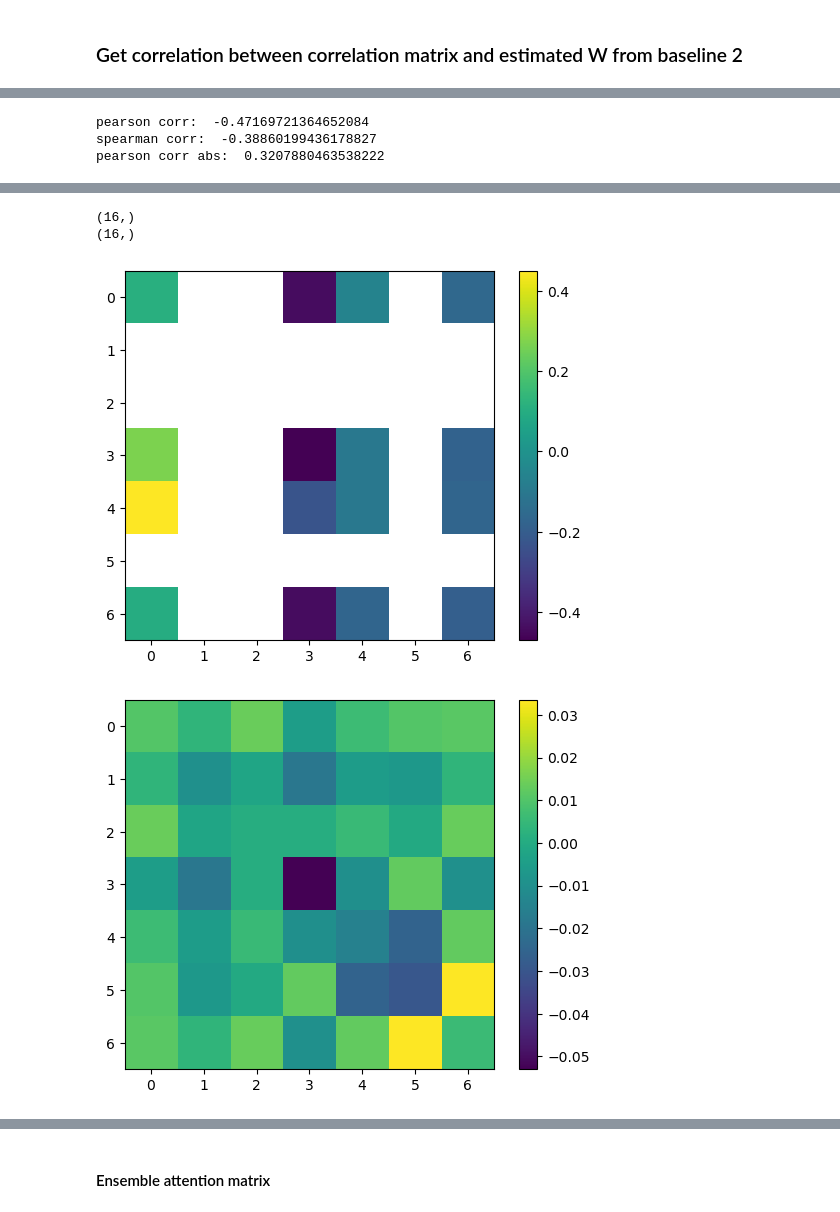
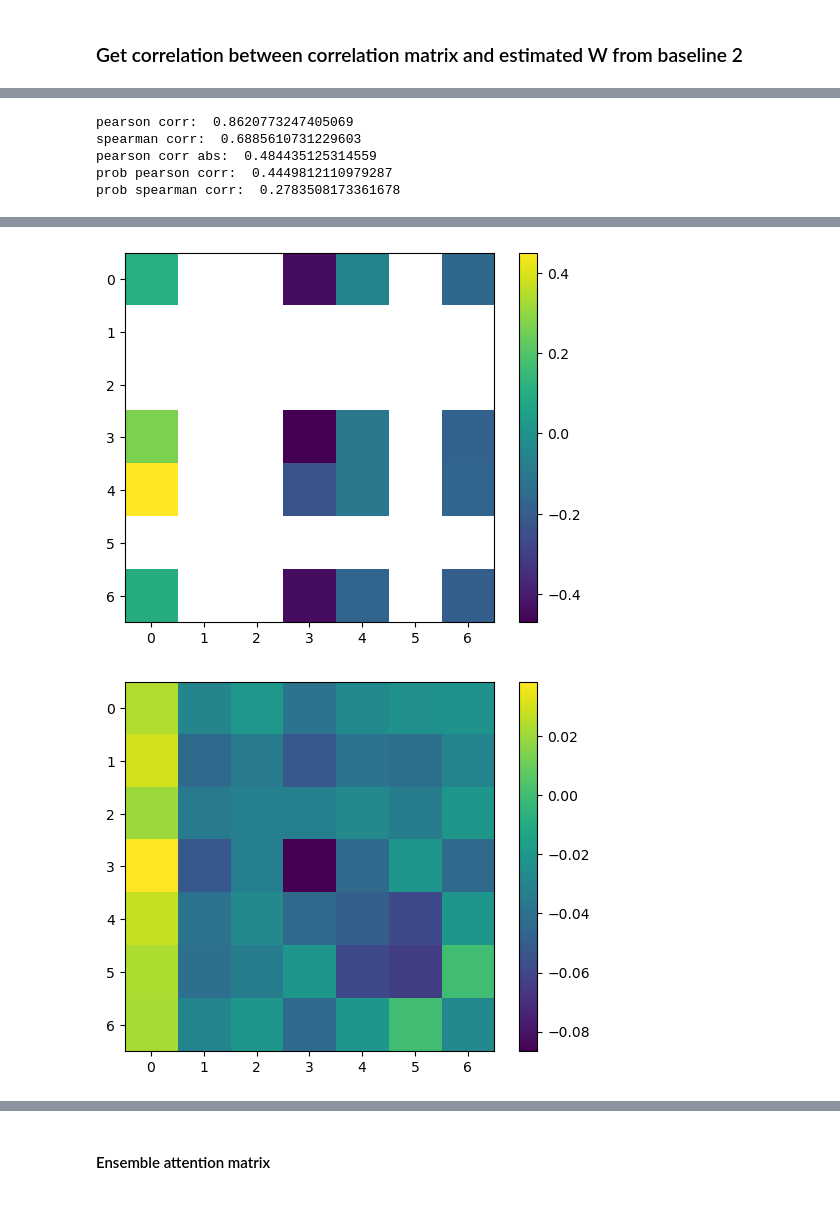
Before and after one commit to wuweizhang0723/func2graph, a Jupyter notebook: notebook/check_data/mouse_data.ipynb, the cells around one changed output, grey strips where cells are left out. Cells and saved outputs as stored; diff of their text form; code cells hidden in the pictures.

```diff
--- a/notebook/check_data/mouse_data.ipynb
+++ b/notebook/check_data/mouse_data.ipynb
@@ -38,4 +91,6 @@ connectivity shape:  (460, 460)
 # %%
+activity = all_sessions_acitvity[1]
+
 print('max in activity: ', np.max(activity))
 print('min in activity: ', np.min(activity))
 print('mean in activity: ', np.mean(activity))
@@ -149,12 +204,3 @@ def group_correlation_matrix_by_cell_type(correlation_matrix, neuron_types):
             correlation_matrix_cell_type_level[i, j] = np.sum(correlation_matrix_new[old_i_start : accumulated_num_cells_i, old_j_start : accumulated_num_cells_j]) / total_num_elements
 
     return correlation_matrix_new, correlation_matrix_cell_type_level, cell_type2cell_type_index
-# %%
-print("neuron_ttypes: ", len(neuron_ttypes))
-print(neuron_ttypes)
-
-neuron_types_result = []
-for i in range(len(neuron_ttypes)):
-    # split by "-"
-    neuron_types_result.append(neuron_ttypes[i].split("-")[0])
-print(neuron_types_result)
@@ -431,43 +491,62 @@ plt.show()
 # compute correlation between ground truth and estimated W
 # remove nan
 
-# prediction = np.load('../../output/10_29_Attention_Mouse_predict_log_poisson_sigmoid/Attention_Autoencoder_mouse_log_460_0.8_20_prediction_1_42_1_1_20_64_0_0.001_lookup_table_128_2_5_poisson/Estimated_W_cell_type_level.npy')
 # prediction = estimated_W_baseline2
 prediction = correlation_matrix_cell_type_level
+
 # make prediction center around 0
-prediction = prediction - np.mean(prediction)
+# make index 1,2,3,4,5,6 column negative
+prediction[:, 1:] = -np.abs(prediction[:, 1:])
+# make index 0 column positive
+prediction[:, 0] = np.abs(prediction[:, 0])
 
-estimated_W = prediction[~np.isnan(ground_truth_connectivity)]
+mask = ~np.isnan(ground_truth_connectivity)
 
 # corr
-pearson_corr = stats.pearsonr(ground_truth_connectivity[~np.isnan(ground_truth_connectivity)].flatten(), estimated_W.flatten())[0]
+pearson_corr = stats.pearsonr(ground_truth_connectivity[mask].flatten(), prediction[mask].flatten())[0]
 print('pearson corr: ', pearson_corr)
 
-spearman_corr = stats.spearmanr(ground_truth_connectivity[~np.isnan(ground_truth_connectivity)].flatten(), estimated_W.flatten())[0]
+spearman_corr = stats.spearmanr(ground_truth_connectivity[~np.isnan(ground_truth_connectivity)].flatten(), prediction[mask].flatten())[0]
 print('spearman corr: ', spearman_corr)
 
-pearson_corr_abs = stats.pearsonr(np.abs(ground_truth_connectivity[~np.isnan(ground_truth_connectivity)]).flatten(), np.abs(estimated_W.flatten()))[0]
+pearson_corr_abs = stats.pearsonr(np.abs(ground_truth_connectivity[~np.isnan(ground_truth_connectivity)]).flatten(), np.abs(prediction[mask].flatten()))[0]
 print('pearson corr abs: ', pearson_corr_abs)
 
+# min-max normalization on estimated W
+prob_prediction = (prediction - np.mean(prediction)) / np.std(prediction)  #############################
+prob_prediction = np.abs(prob_prediction)
+prob_prediction = (prob_prediction - np.min(prob_prediction)) / (np.max(prob_prediction) - np.min(prob_prediction))
+prob_pearson_corr = stats.pearsonr(ground_truth_prob_connectivity[mask].flatten(), prob_prediction[mask].flatten())[0]
+print('prob pearson corr: ', prob_pearson_corr)
+prob_spearman_corr = stats.spearmanr(ground_truth_prob_connectivity[mask].flatten(), prob_prediction[mask].flatten())[0]
+print('prob spearman corr: ', prob_spearman_corr)
+
 # plot
-plt.plot(ground_truth_connectivity[~np.isnan(ground_truth_connectivity)].flatten(), estimated_W.flatten(), 'o')
+plt.plot(ground_truth_connectivity[~np.isnan(ground_truth_connectivity)].flatten(), prediction[mask].flatten(), 'o')
 plt.xlabel('ground truth')
 plt.ylabel('estimated W')
 plt.title('pearson corr: ' + str(pearson_corr) + ' spearman corr: ' + str(spearman_corr))
 plt.show()
-
-print(estimated_W.shape)
-print(ground_truth_connectivity[~np.isnan(ground_truth_connectivity)].shape)
 
 # plot matrix
 plt.imshow(ground_truth_connectivity, interpolation='nearest')
 plt.colorbar()
 plt.show()
 
-plt.imshow(-prediction, interpolation='nearest')
+plt.imshow(prediction, interpolation='nearest')
 plt.colorbar()
 plt.show()
+
+plt.imshow(ground_truth_prob_connectivity, interpolation='nearest')
+plt.colorbar()
+plt.show()
+
+plt.imshow(prob_prediction, interpolation='nearest')
+plt.colorbar()
+plt.show()
 # %% [output]
-pearson corr:  -0.47169721364652084
-spearman corr:  -0.38860199436178827
-pearson corr abs:  0.3207880463538222
+pearson corr:  0.8620773247405069
+spearman corr:  0.6885610731229603
+pearson corr abs:  0.484435125314559
+prob pearson corr:  0.4449812110979287
+prob spearman corr:  0.2783508173361678
@@ -475,4 +554,2 @@ pearson corr abs:  0.3207880463538222
-(16,)
-(16,)
 [figure]
-[figure, old version]
+[figure, new version]
```
Also changed, not shown: parts of 10 cells of this notebook, 2 other files.
